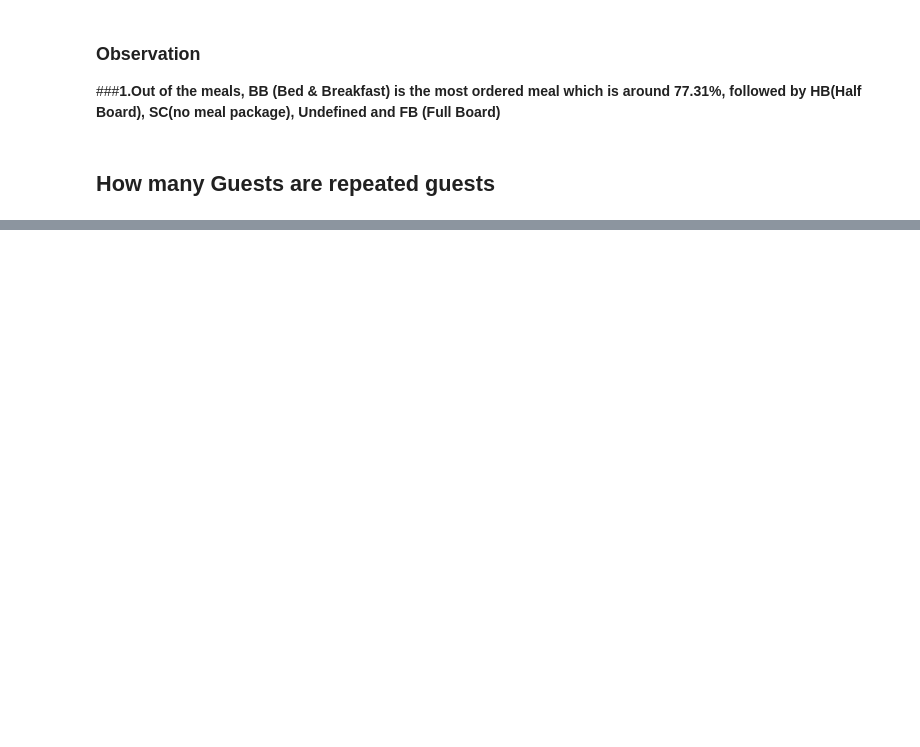
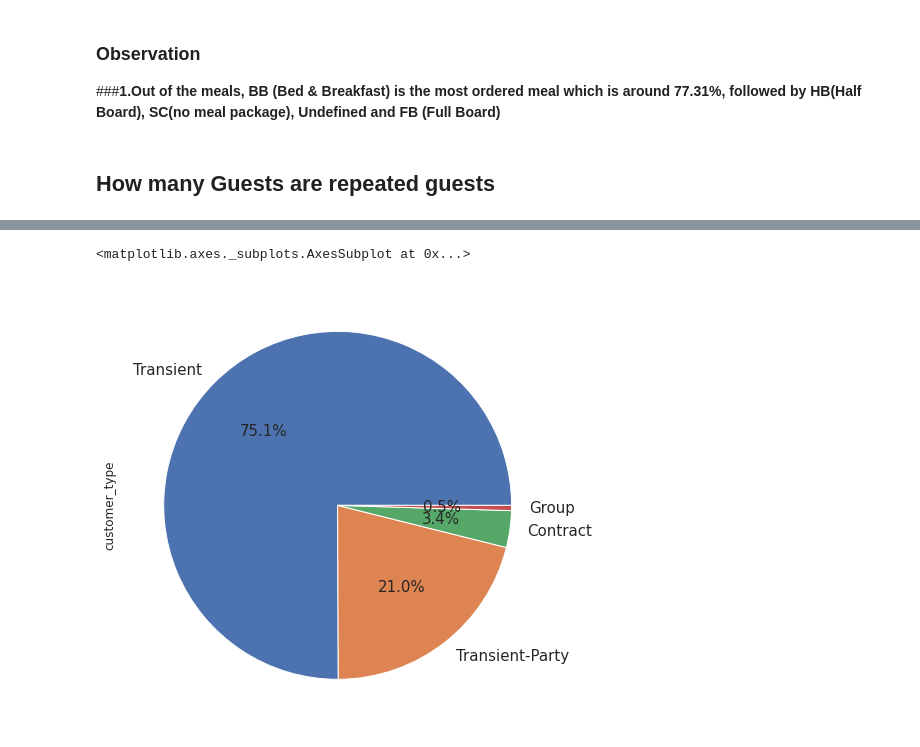
Before and after one commit to RAHULRAJ666DX/Capston-Hotel-Booking-Analysis-, a Jupyter notebook: EDA_Hotel_Booking_Analysis_Rahul_Raj.ipynb, the cells around one changed output, grey strips where cells are left out. Saved outputs shown, nothing was run; the diff lists cells and outputs as text; code cells hidden in the pictures; blank space fills up the shorter version.

```diff
--- a/EDA_Hotel_Booking_Analysis_Rahul_Raj.ipynb
+++ b/EDA_Hotel_Booking_Analysis_Rahul_Raj.ipynb
@@ -711,0 +746,5 @@ Name: is_repeated_guest, dtype: float64
+# %%
+df.customer_type.value_counts(normalize=True).plot(kind='pie',explode=[0.4,0.4,0.4,0.4],autopct='%1.1f%%',figsize=(12,8),fontsize=15)
+# %% [output]
+<matplotlib.axes._subplots.AxesSubplot at 0x...>
+[figure, added]
```
Also changed, not shown: parts of 21 cells of this notebook.
